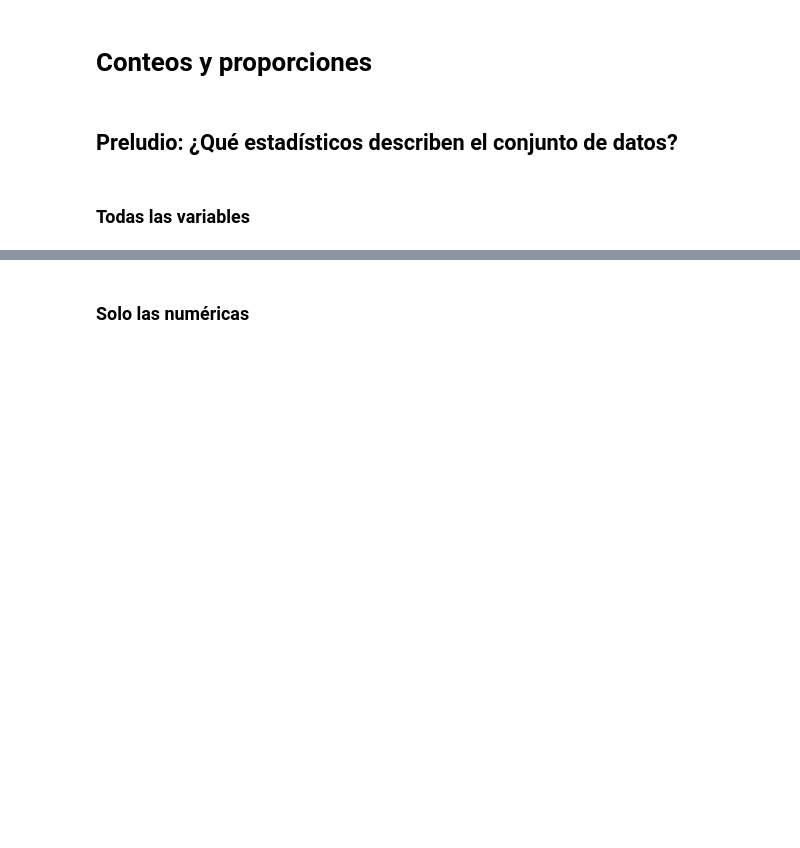
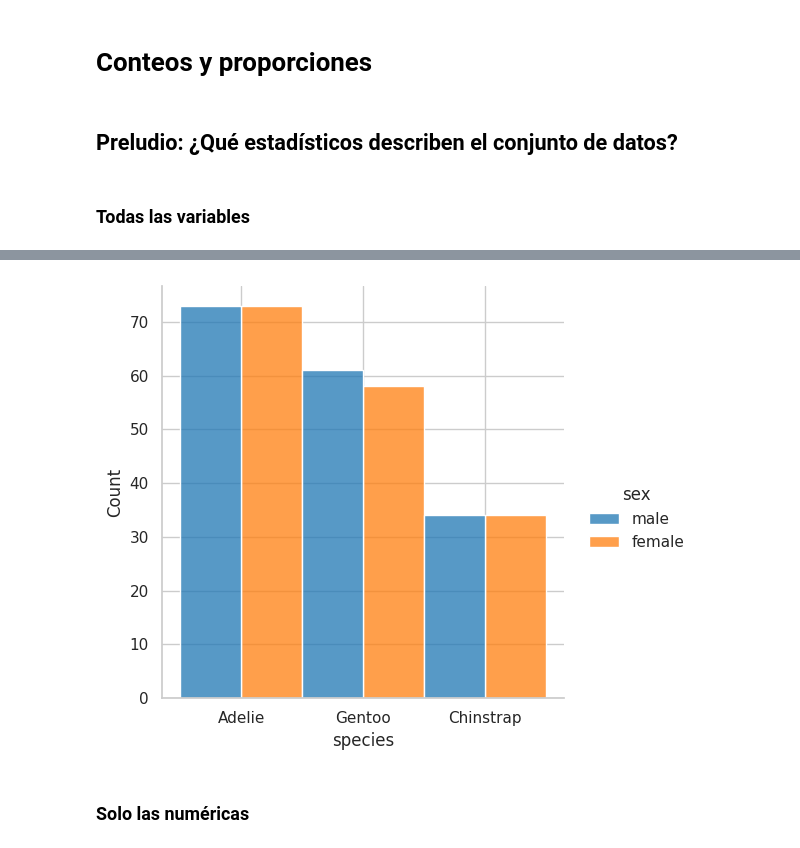
Before and after one commit to dionicio-alberto/Analisis-Explotarorio-De-Datos, a Jupyter notebook: curso.ipynb, the cells around one changed output, grey strips where cells are left out. Saved outputs shown, nothing was run; the diff lists cells and outputs as text; code cells hidden in the pictures; blank space fills up the shorter version.

```diff
--- a/curso.ipynb
+++ b/curso.ipynb
@@ -246,2 +261,17 @@ process_penguin
+# %%
+(
+    process_penguin
+    .dtypes
+)
+
+sns.displot(
+    data=process_penguin,
+    x='species',
+    multiple = 'dodge',
+    hue = 'sex'
+)
+plt.show()
+# %% [output]
+[figure, added]
 # %% [markdown]
 ### Solo las numéricas
```
Also changed, not shown: parts of 16 cells of this notebook.
